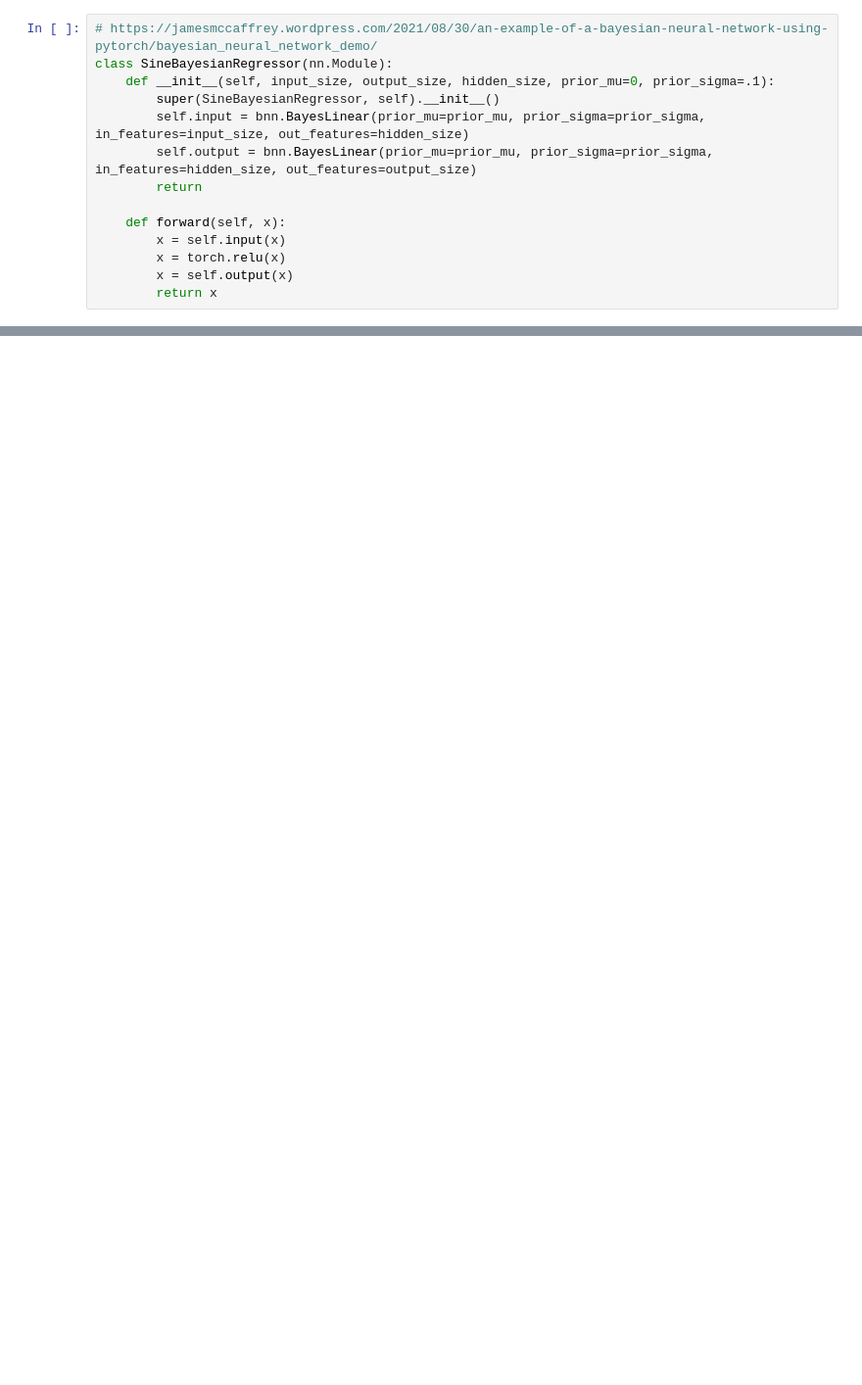
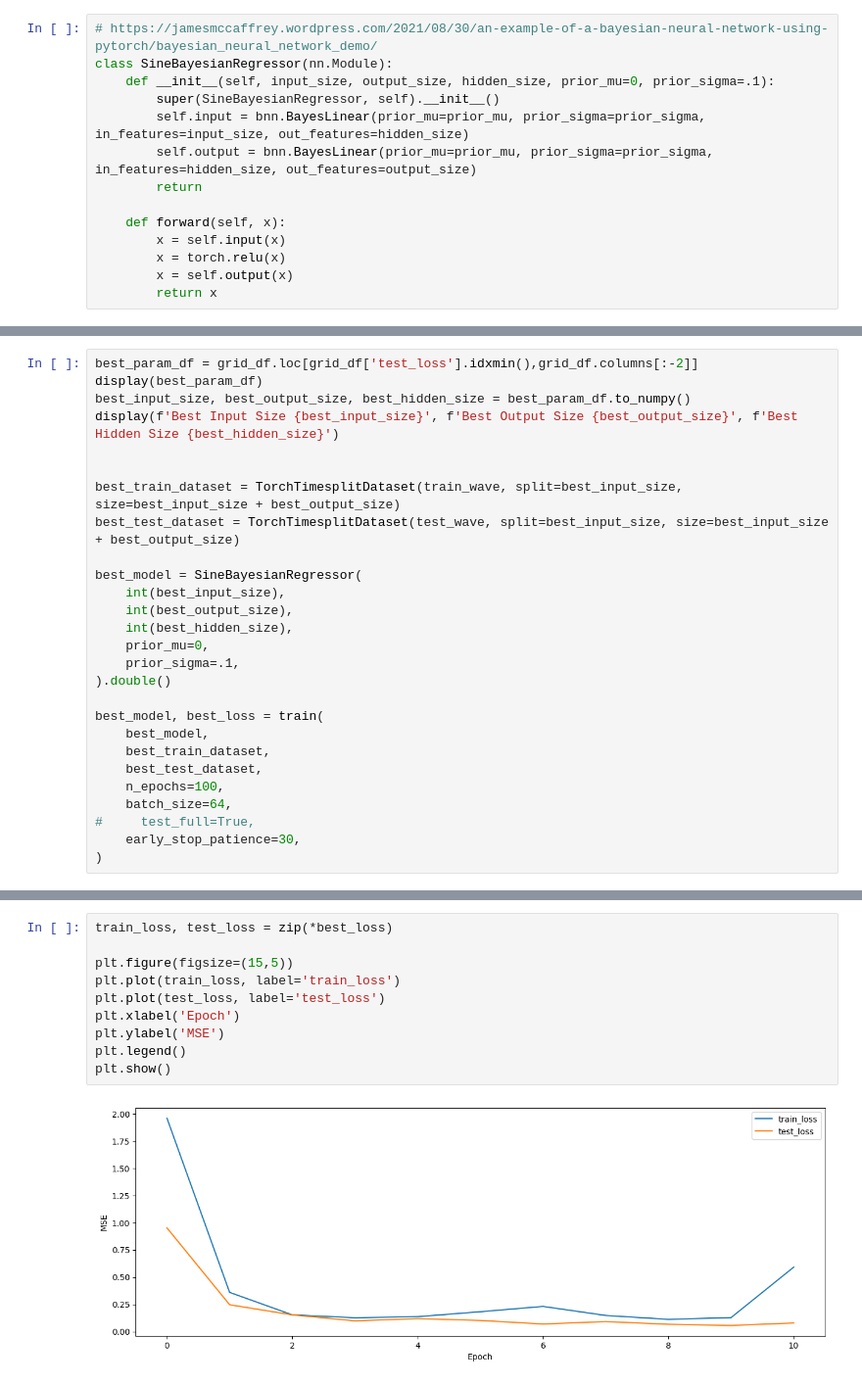
Before and after one commit to ncallahanml/baseline_networks, a Jupyter notebook: SineBayesianRegressor.ipynb, the cells around one changed output, grey strips where cells are left out. Shown at 98% size. Drawn from its saved outputs; the diff is of its cells as text; blank space fills up the shorter version.

```diff
--- a/SineBayesianRegressor.ipynb
+++ b/SineBayesianRegressor.ipynb
@@ -306,0 +278,27 @@ plt.show()
+# %%
+best_param_df = grid_df.loc[grid_df['test_loss'].idxmin(),grid_df.columns[:-2]]
+display(best_param_df)
+best_input_size, best_output_size, best_hidden_size = best_param_df.to_numpy()
+display(f'Best Input Size {best_input_size}', f'Best Output Size {best_output_size}', f'Best Hidden Size {best_hidden_size}')
+
+
+best_train_dataset = TorchTimesplitDataset(train_wave, split=best_input_size, size=best_input_size + best_output_size)
+best_test_dataset = TorchTimesplitDataset(test_wave, split=best_input_size, size=best_input_size + best_output_size)
+
+best_model = SineBayesianRegressor(
+    int(best_input_size),
+    int(best_output_size),
+    int(best_hidden_size),
+    prior_mu=0,
+    prior_sigma=.1,
+).double()
+
+best_model, best_loss = train(
+    best_model,
+    best_train_dataset,
+    best_test_dataset,
+    n_epochs=100,
+    batch_size=64,
+#     test_full=True,
+    early_stop_patience=30,
+)
@@ -306,0 +313,12 @@ plt.show()
+# %%
+train_loss, test_loss = zip(*best_loss)
+
+plt.figure(figsize=(15,5))
+plt.plot(train_loss, label='train_loss')
+plt.plot(test_loss, label='test_loss')
+plt.xlabel('Epoch')
+plt.ylabel('MSE')
+plt.legend()
+plt.show()
+# %% [output]
+[figure, added]
```
Also changed, not shown: parts of 13 cells of this notebook.
